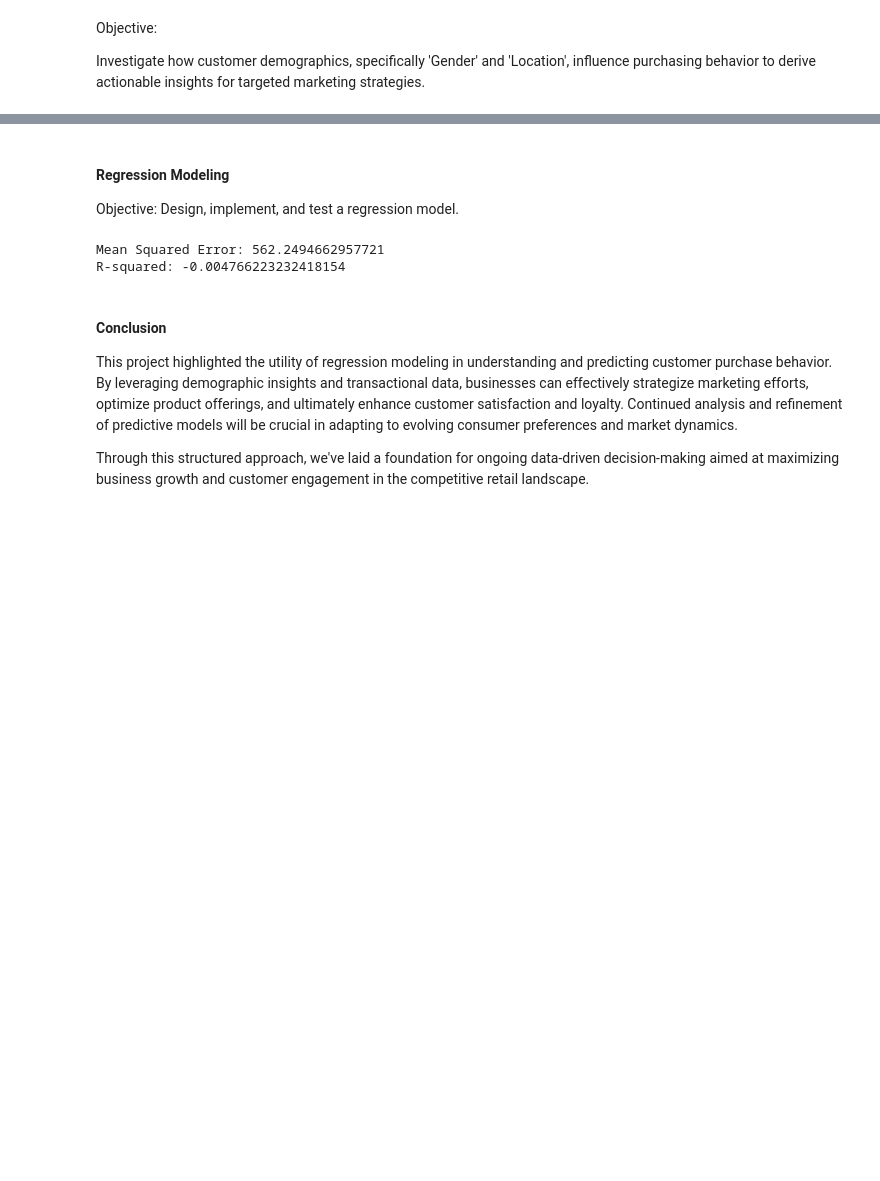
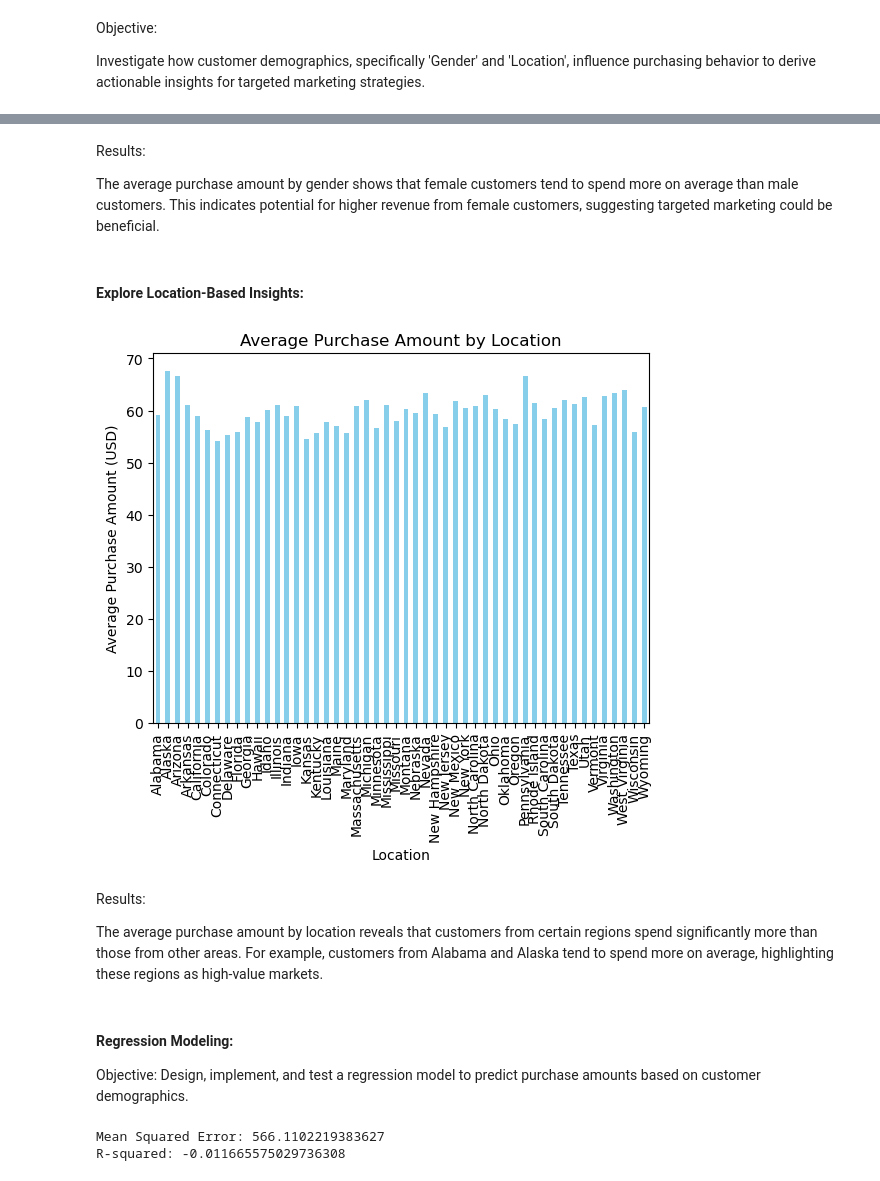
Before and after one commit to Shiraz-Latif/team_project, a Jupyter notebook: src/customer shopping behavior analysis.ipynb, the cells around one changed output, grey strips where cells are left out. Cells and saved outputs as stored; diff of their text form; code cells hidden in the pictures; blank space fills up the shorter version.

```diff
--- a/src/customer shopping behavior analysis.ipynb
+++ b/src/customer shopping behavior analysis.ipynb
@@ -636,11 +530,35 @@ y = cust_data['Purchase Amount (USD)']   # Target variable
+# %% [markdown]
+Results:
+
+The average purchase amount by gender shows that female customers tend to spend more on average than male customers. This indicates potential for higher revenue from female customers, suggesting targeted marketing could be beneficial.
+# %% [markdown]
+#### Explore Location-Based Insights:
+# %%
+purchasing_by_location = cust_data.groupby('Location')['Purchase Amount (USD)'].mean()
+purchasing_by_location.plot(kind='bar', title='Average Purchase Amount by Location', color='skyblue')
+plt.xlabel('Location')
+plt.ylabel('Average Purchase Amount (USD)')
+plt.xticks(rotation=90)
+plt.show()
+# %% [output]
+[figure, added]
+# %% [markdown]
+Results:
+
+The average purchase amount by location reveals that customers from certain regions spend significantly more than those from other areas. For example, customers from Alabama and Alaska tend to spend more on average, highlighting these regions as high-value markets.
 # %% [markdown]
-#### Regression Modeling
+#### Regression Modeling:
 
-Objective: Design, implement, and test a regression model.
+Objective: Design, implement, and test a regression model to predict purchase amounts based on customer demographics.
 # %%
 from sklearn.model_selection import train_test_split
 from sklearn.linear_model import LinearRegression
 from sklearn.metrics import mean_squared_error, r2_score
+
+# Preparing the data
+X = cust_data[['Gender', 'Location']]
+X = pd.get_dummies(X, drop_first=True)
+y = cust_data['Purchase Amount (USD)']
 
 # Splitting the dataset into training and testing sets
 X_train, X_test, y_train, y_test = train_test_split(X, y, test_size=0.2, random_state=42)
@@ -661,11 +579,5 @@ r2 = r2_score(y_test, y_pred)
 print(f"Mean Squared Error: {mse}")
 print(f"R-squared: {r2}")
 # %% [output]
-Mean Squared Error: 562.2494662957721
-R-squared: -0.004766223232418154
+Mean Squared Error: 566.1102219383627
+R-squared: -0.011665575029736308
-# %% [markdown]
-#### Conclusion
-
-This project highlighted the utility of regression modeling in understanding and predicting customer purchase behavior. By leveraging demographic insights and transactional data, businesses can effectively strategize marketing efforts, optimize product offerings, and ultimately enhance customer satisfaction and loyalty. Continued analysis and refinement of predictive models will be crucial in adapting to evolving consumer preferences and market dynamics.
-
-Through this structured approach, we've laid a foundation for ongoing data-driven decision-making aimed at maximizing business growth and customer engagement in the competitive retail landscape.
```
Also changed, not shown: parts of 23 cells of this notebook.
